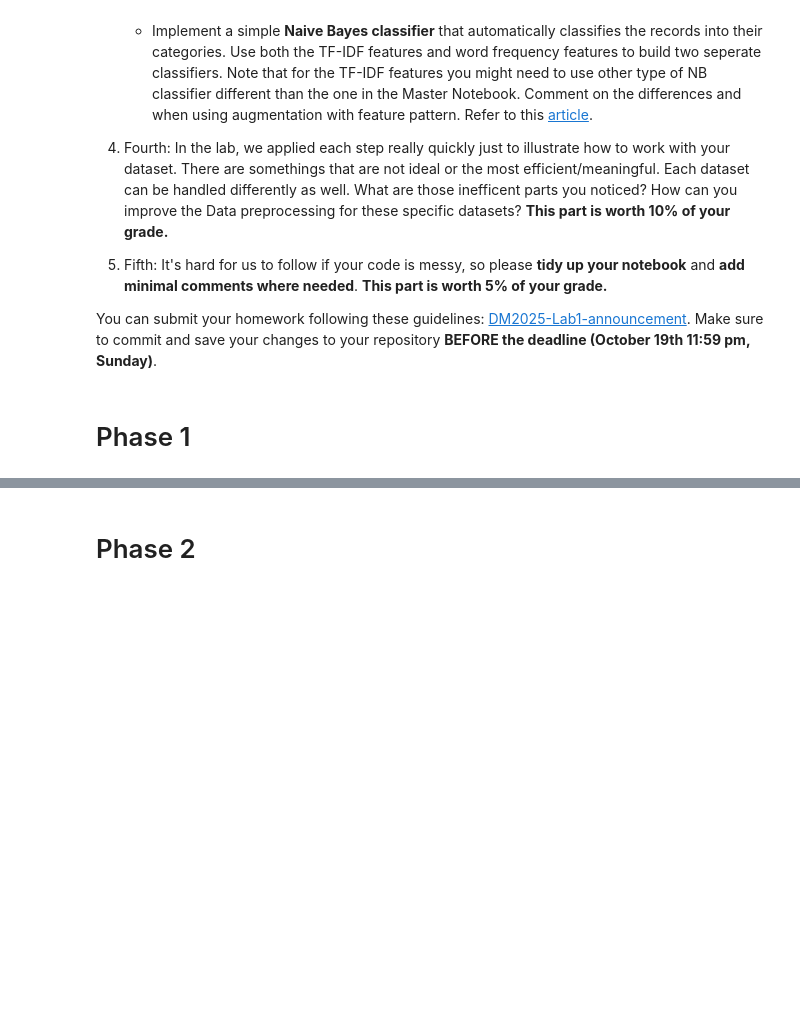
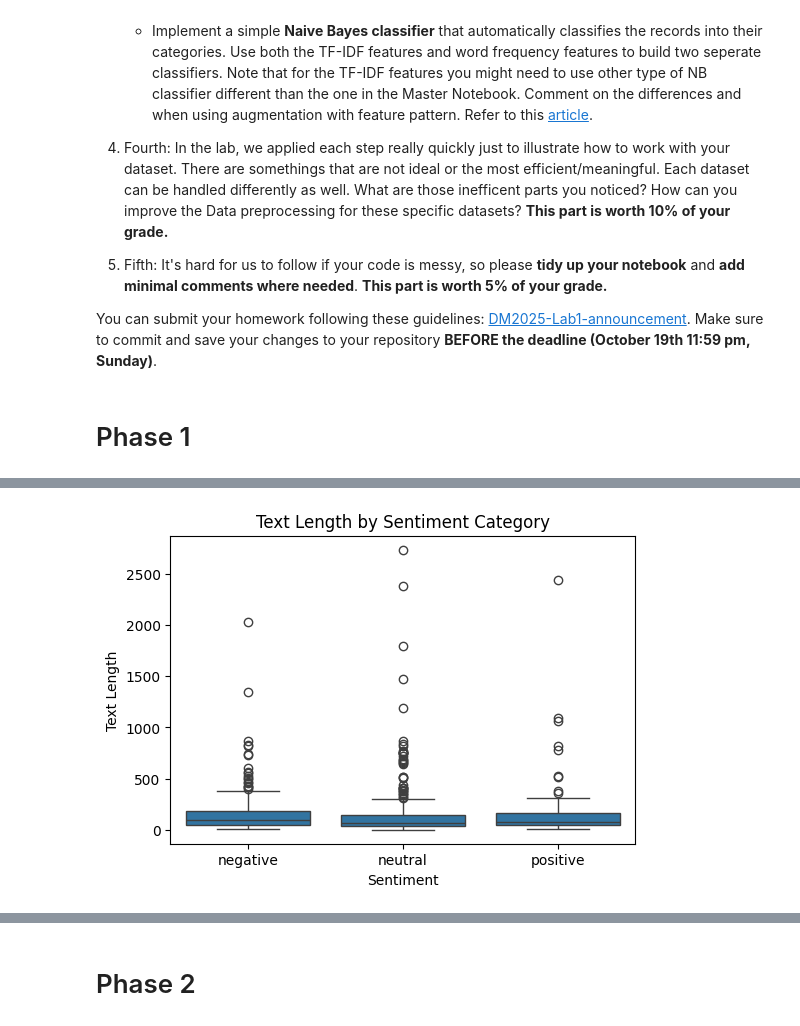
Before and after one commit to u105500014-wq/DM2025-Lab1-Exercise, a Jupyter notebook: DM2025-Lab1-Homework.ipynb, the cells around one changed output, grey strips where cells are left out. Cells and saved outputs as stored; diff of their text form; code cells hidden in the pictures; blank space fills up the shorter version.

```diff
--- a/DM2025-Lab1-Homework.ipynb
+++ b/DM2025-Lab1-Homework.ipynb
@@ -82,0 +185,9 @@ X = pd.read_csv("./newdataset/Reddit-stock-sentiment.csv")
+# %%
+plt.figure(figsize=(6,4))
+sns.boxplot(x="category_name", y="text_length", data=df)
+plt.title("Text Length by Sentiment Category")
+plt.xlabel("Sentiment")
+plt.ylabel("Text Length")
+plt.show()
+# %% [output]
+[figure, added]
```
Also changed, not shown: parts of 10 cells of this notebook.
